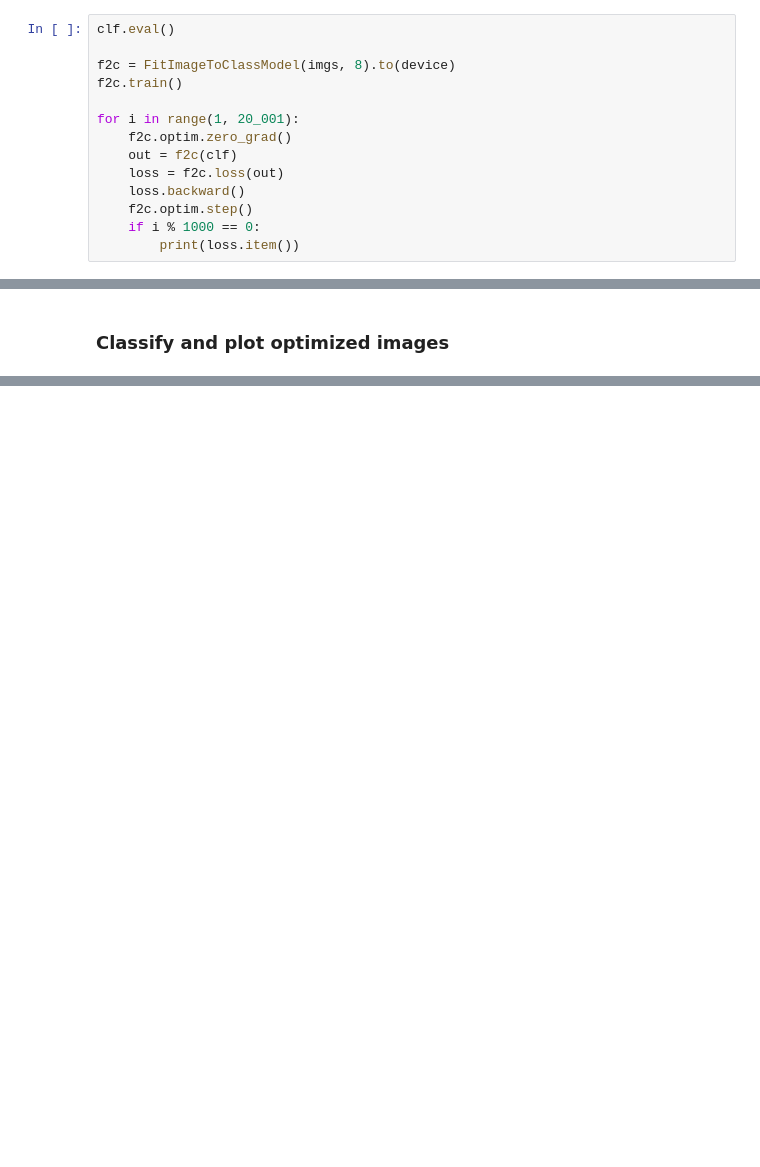
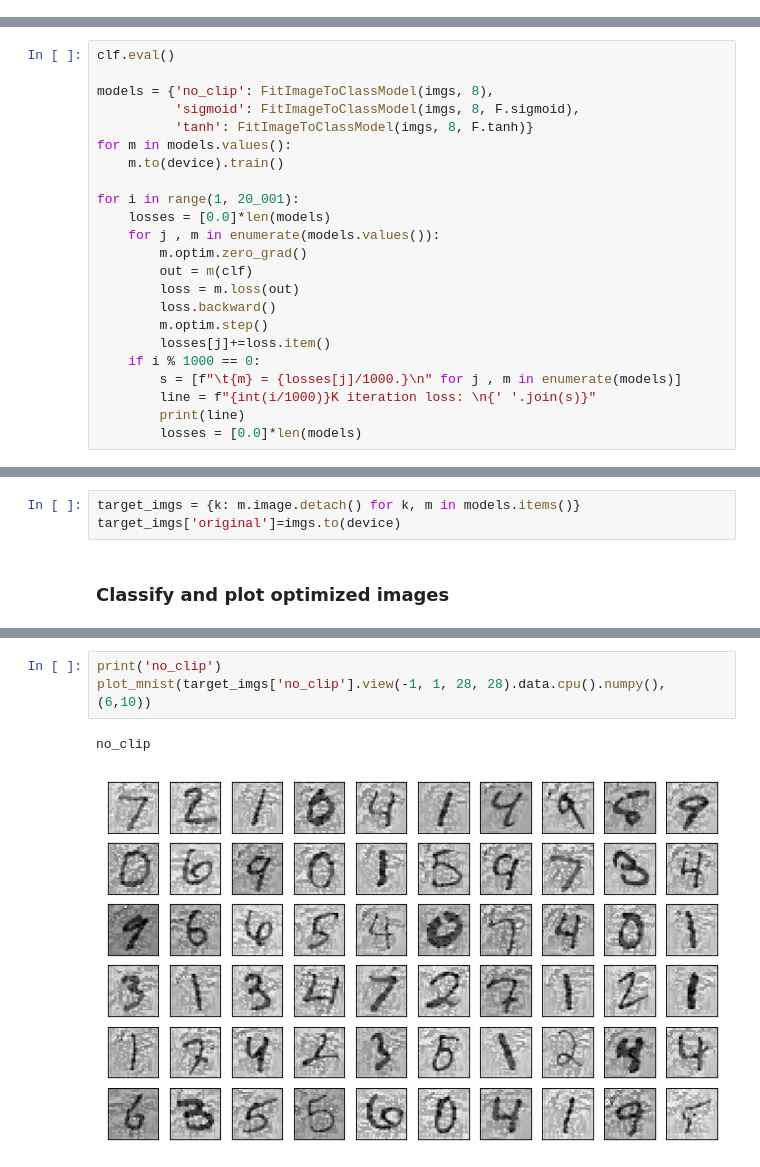
Before and after one commit to seliverstov/oml, a Jupyter notebook: hw5/my_conv_ae_and_clf.ipynb, the cells around one changed output, grey strips where cells are left out. Saved outputs shown, nothing was run; the diff lists cells and outputs as text; blank space fills up the shorter version.

```diff
--- a/hw5/my_conv_ae_and_clf.ipynb
+++ b/hw5/my_conv_ae_and_clf.ipynb
@@ -371,17 +406,3 @@ tensor([ 7,  2,  1,  0,  4,  1,  4,  9,  5,  9,  0,  6,  9,  0,
          4,  1,  9,  5]) torch.Size([60])
 # %% [markdown]
 ### Optimize images
-# %%
-clf.eval()
-
-f2c = FitImageToClassModel(imgs, 8).to(device)
-f2c.train()
-
-for i in range(1, 20_001):
-    f2c.optim.zero_grad()
-    out = f2c(clf)
-    loss = f2c.loss(out)
-    loss.backward()
-    f2c.optim.step()
-    if i % 1000 == 0:
-        print(loss.item())
@@ -408,0 +409,23 @@ for i in range(1, 20_001):
+# %%
+clf.eval()
+
+models = {'no_clip': FitImageToClassModel(imgs, 8),
+          'sigmoid': FitImageToClassModel(imgs, 8, F.sigmoid),
+          'tanh': FitImageToClassModel(imgs, 8, F.tanh)}
+for m in models.values():
+    m.to(device).train()
+
+for i in range(1, 20_001):
+    losses = [0.0]*len(models)
+    for j , m in enumerate(models.values()):
+        m.optim.zero_grad()
+        out = m(clf)
+        loss = m.loss(out)
+        loss.backward()
+        m.optim.step()
+        losses[j]+=loss.item()
+    if i % 1000 == 0:
+        s = [f"\t{m} = {losses[j]/1000.}\n" for j , m in enumerate(models)]
+        line = f"{int(i/1000)}K iteration loss: \n{' '.join(s)}"
+        print(line)
+        losses = [0.0]*len(models)
@@ -413,2 +452,5 @@ target_imgs = f2c.image.detach()
+# %%
+target_imgs = {k: m.image.detach() for k, m in models.items()}
+target_imgs['original']=imgs.to(device)
 # %% [markdown]
 ### Classify and plot optimized images
@@ -426,0 +486,6 @@ plot_mnist(target_imgs, (6,10))
+# %%
+print('no_clip')
+plot_mnist(target_imgs['no_clip'].view(-1, 1, 28, 28).data.cpu().numpy(), (6,10))
+# %% [output]
+no_clip
+[figure, added]
```
Also changed, not shown: parts of 25 cells of this notebook.
